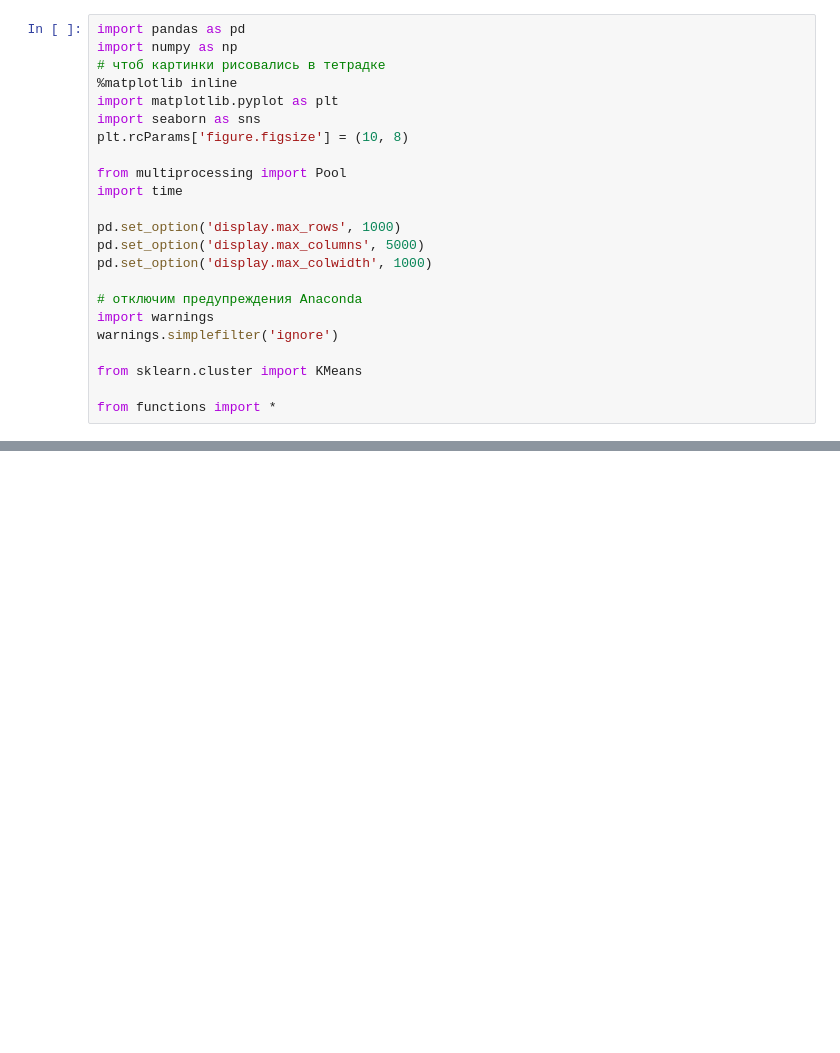
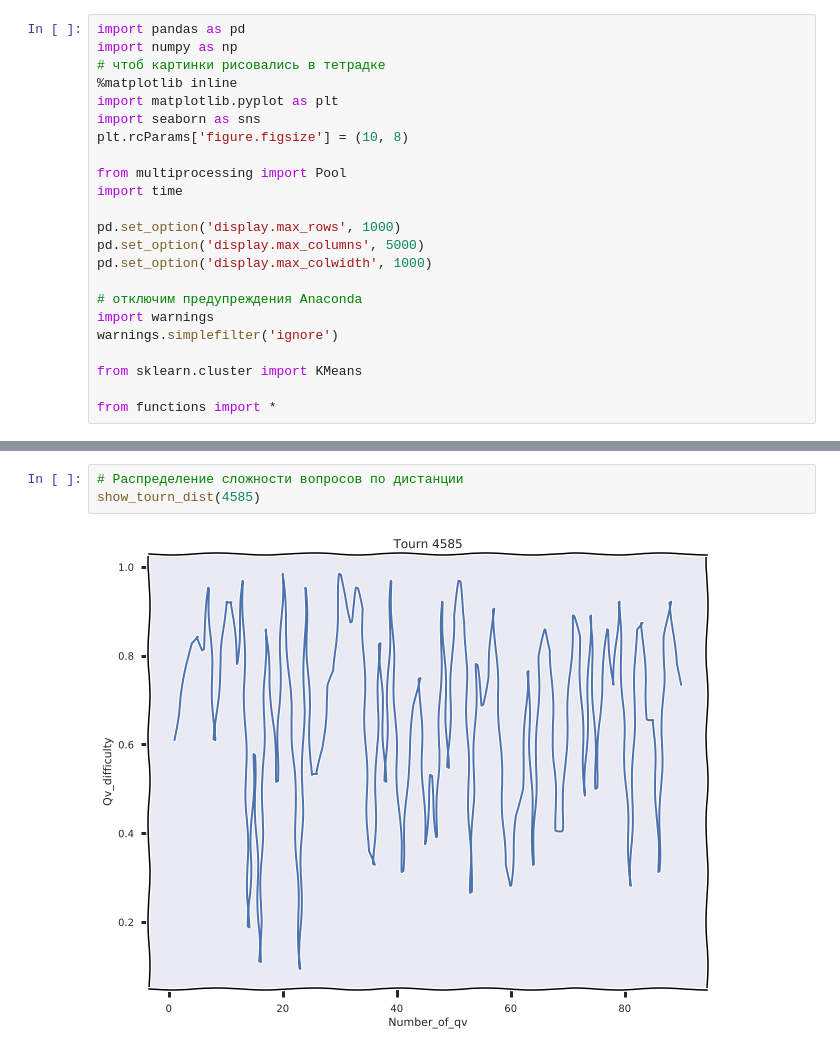
Before and after one commit to rosolimo212/chgk_results, a Jupyter notebook: rating_research.ipynb, the cells around one changed output, grey strips where cells are left out. Saved outputs shown, nothing was run; the diff lists cells and outputs as text; blank space fills up the shorter version.

```diff
--- a/rating_research.ipynb
+++ b/rating_research.ipynb
@@ -49,0 +146,5 @@ NameError: name 'get_team_results' is not defined
+# %%
+# Распределение сложности вопросов по дистанции
+show_tourn_dist(4585)
+# %% [output]
+[figure, added]
```
Also changed, not shown: parts of 33 cells of this notebook, 1 other file.
